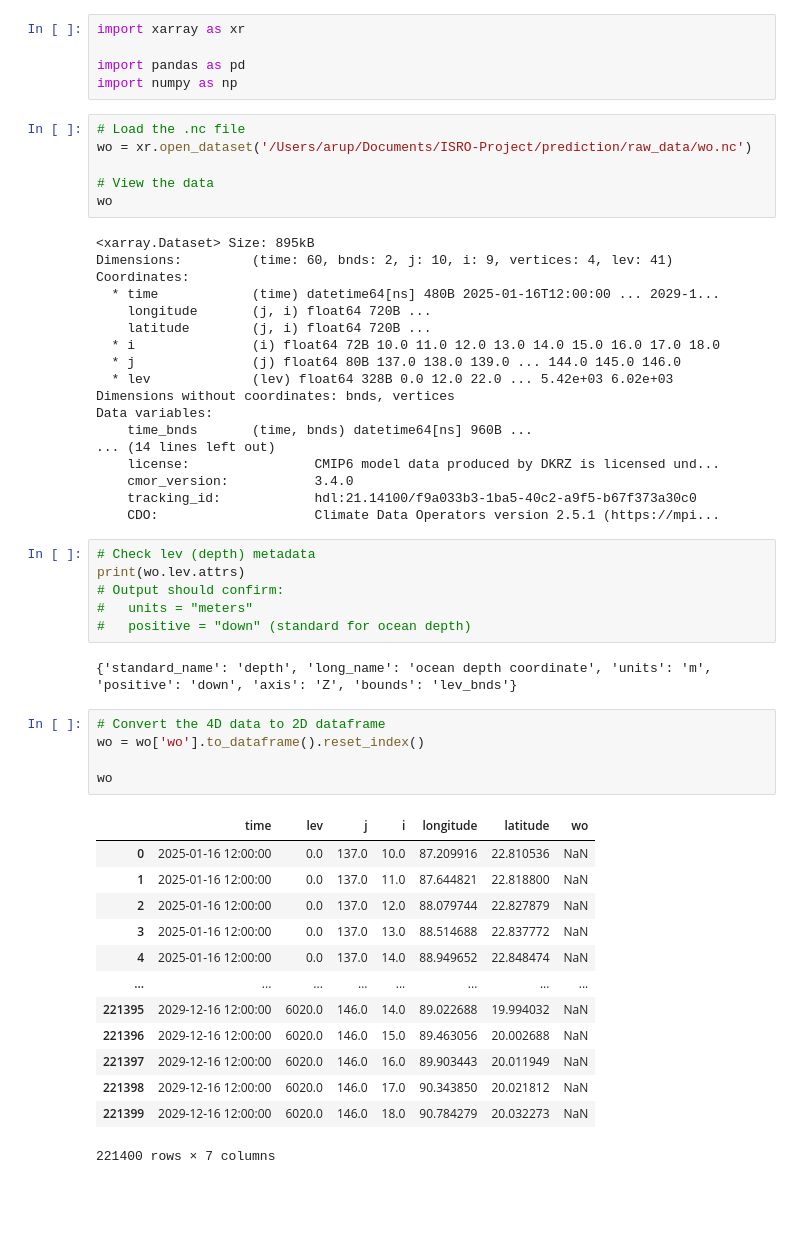
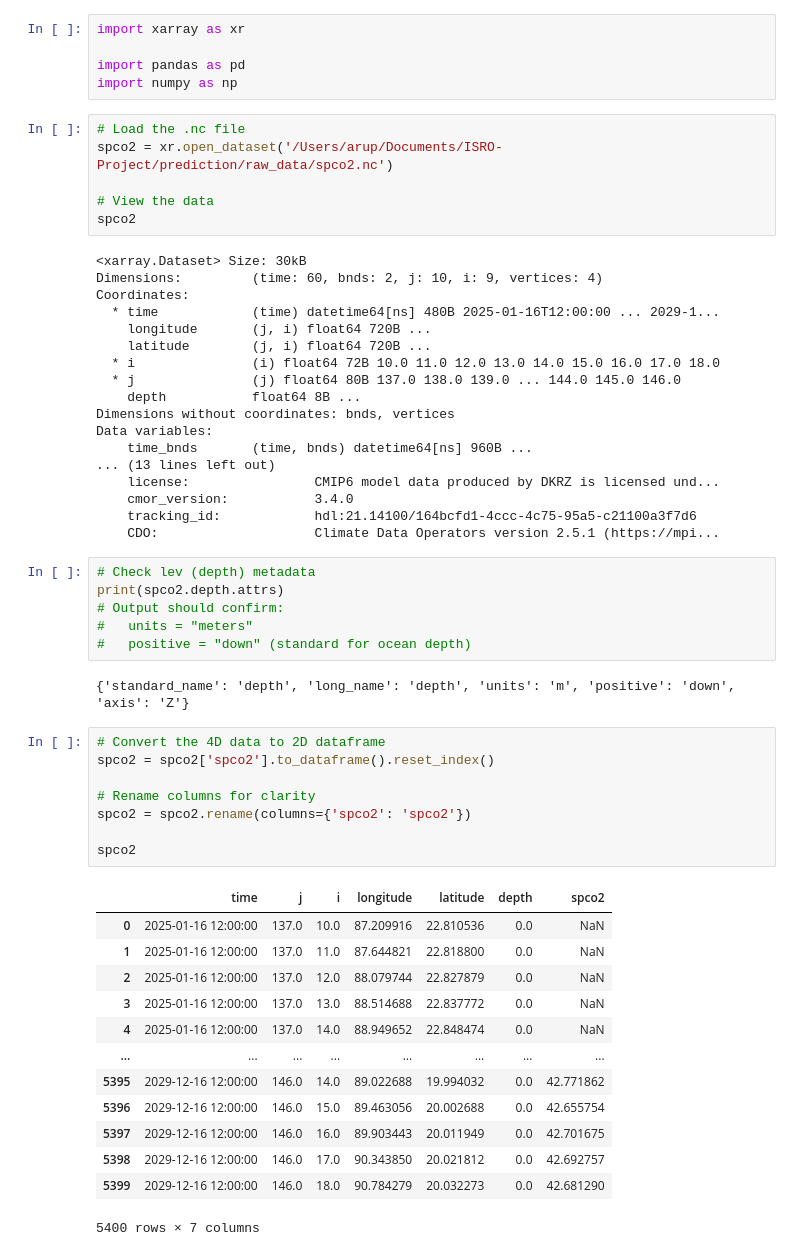
Before and after one commit to arupmahatha/ISRO-Project, a Jupyter notebook: prediction/raw_data_processor/spco2.ipynb, the cells around one changed output. Cells and saved outputs as stored; diff of their text form; blank space fills up the shorter version.

```diff
--- a/prediction/raw_data_processor/wo.ipynb
+++ b/prediction/raw_data_processor/spco2.ipynb
@@ -5,54 +5,57 @@ import pandas as pd
 import numpy as np
 # %%
 # Load the .nc file
-wo = xr.open_dataset('/Users/arup/Documents/ISRO-Project/prediction/raw_data/wo.nc')
+spco2 = xr.open_dataset('/Users/arup/Documents/ISRO-Project/prediction/raw_data/spco2.nc')
 
 # View the data
-wo
+spco2
 # %% [output]
-<xarray.Dataset> Size: 895kB
-Dimensions:         (time: 60, bnds: 2, j: 10, i: 9, vertices: 4, lev: 41)
+<xarray.Dataset> Size: 30kB
+Dimensions:         (time: 60, bnds: 2, j: 10, i: 9, vertices: 4)
 Coordinates:
   * time            (time) datetime64[ns] 480B 2025-01-16T12:00:00 ... 2029-1...
     longitude       (j, i) float64 720B ...
     latitude        (j, i) float64 720B ...
   * i               (i) float64 72B 10.0 11.0 12.0 13.0 14.0 15.0 16.0 17.0 18.0
   * j               (j) float64 80B 137.0 138.0 139.0 ... 144.0 145.0 146.0
-  * lev             (lev) float64 328B 0.0 12.0 22.0 ... 5.42e+03 6.02e+03
+    depth           float64 8B ...
 Dimensions without coordinates: bnds, vertices
 Data variables:
     time_bnds       (time, bnds) datetime64[ns] 960B ...
-... (14 lines left out)
+... (13 lines left out)
     license:                CMIP6 model data produced by DKRZ is licensed und...
     cmor_version:           3.4.0
-    tracking_id:            hdl:21.14100/f9a033b3-1ba5-40c2-a9f5-b67f373a30c0
+    tracking_id:            hdl:21.14100/164bcfd1-4ccc-4c75-95a5-c21100a3f7d6
     CDO:                    Climate Data Operators version 2.5.1 (https://mpi...
 # %%
 # Check lev (depth) metadata
-print(wo.lev.attrs)
+print(spco2.depth.attrs)
 # Output should confirm:
 #   units = "meters"
 #   positive = "down" (standard for ocean depth)
 # %% [output]
-{'standard_name': 'depth', 'long_name': 'ocean depth coordinate', 'units': 'm', 'positive': 'down', 'axis': 'Z', 'bounds': 'lev_bnds'}
+{'standard_name': 'depth', 'long_name': 'depth', 'units': 'm', 'positive': 'down', 'axis': 'Z'}
 # %%
 # Convert the 4D data to 2D dataframe
-wo = wo['wo'].to_dataframe().reset_index()
+spco2 = spco2['spco2'].to_dataframe().reset_index()
 
-wo
+# Rename columns for clarity
+spco2 = spco2.rename(columns={'spco2': 'spco2'})
+
+spco2
 # %% [output]
-|  | time | lev | j | i | longitude | latitude | wo |
-| 0 | 2025-01-16 12:00:00 | 0.0 | 137.0 | 10.0 | 87.209916 | 22.810536 | NaN |
-| 1 | 2025-01-16 12:00:00 | 0.0 | 137.0 | 11.0 | 87.644821 | 22.818800 | NaN |
-| 2 | 2025-01-16 12:00:00 | 0.0 | 137.0 | 12.0 | 88.079744 | 22.827879 | NaN |
-| 3 | 2025-01-16 12:00:00 | 0.0 | 137.0 | 13.0 | 88.514688 | 22.837772 | NaN |
-| 4 | 2025-01-16 12:00:00 | 0.0 | 137.0 | 14.0 | 88.949652 | 22.848474 | NaN |
+|  | time | j | i | longitude | latitude | depth | spco2 |
+| 0 | 2025-01-16 12:00:00 | 137.0 | 10.0 | 87.209916 | 22.810536 | 0.0 | NaN |
+| 1 | 2025-01-16 12:00:00 | 137.0 | 11.0 | 87.644821 | 22.818800 | 0.0 | NaN |
+| 2 | 2025-01-16 12:00:00 | 137.0 | 12.0 | 88.079744 | 22.827879 | 0.0 | NaN |
+| 3 | 2025-01-16 12:00:00 | 137.0 | 13.0 | 88.514688 | 22.837772 | 0.0 | NaN |
+| 4 | 2025-01-16 12:00:00 | 137.0 | 14.0 | 88.949652 | 22.848474 | 0.0 | NaN |
 | ... | ... | ... | ... | ... | ... | ... | ... |
-| 221395 | 2029-12-16 12:00:00 | 6020.0 | 146.0 | 14.0 | 89.022688 | 19.994032 | NaN |
-| 221396 | 2029-12-16 12:00:00 | 6020.0 | 146.0 | 15.0 | 89.463056 | 20.002688 | NaN |
-| 221397 | 2029-12-16 12:00:00 | 6020.0 | 146.0 | 16.0 | 89.903443 | 20.011949 | NaN |
-| 221398 | 2029-12-16 12:00:00 | 6020.0 | 146.0 | 17.0 | 90.343850 | 20.021812 | NaN |
-| 221399 | 2029-12-16 12:00:00 | 6020.0 | 146.0 | 18.0 | 90.784279 | 20.032273 | NaN |
+| 5395 | 2029-12-16 12:00:00 | 146.0 | 14.0 | 89.022688 | 19.994032 | 0.0 | 42.771862 |
+| 5396 | 2029-12-16 12:00:00 | 146.0 | 15.0 | 89.463056 | 20.002688 | 0.0 | 42.655754 |
+| 5397 | 2029-12-16 12:00:00 | 146.0 | 16.0 | 89.903443 | 20.011949 | 0.0 | 42.701675 |
+| 5398 | 2029-12-16 12:00:00 | 146.0 | 17.0 | 90.343850 | 20.021812 | 0.0 | 42.692757 |
+| 5399 | 2029-12-16 12:00:00 | 146.0 | 18.0 | 90.784279 | 20.032273 | 0.0 | 42.681290 |
-221400 rows × 7 columns
+5400 rows × 7 columns
 # %%
 # Get the time range this dataset covers
```
Also changed, not shown: parts of 4 cells of this notebook, 20 other files.
